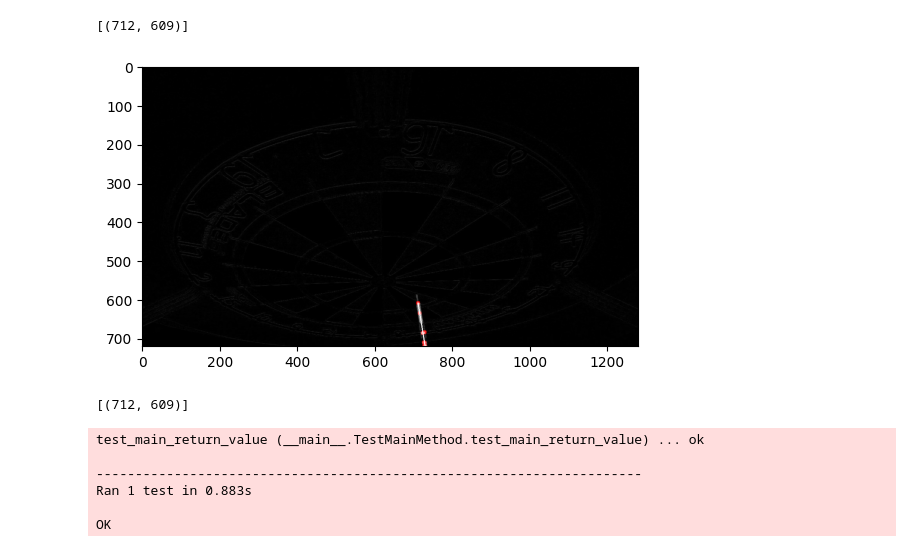
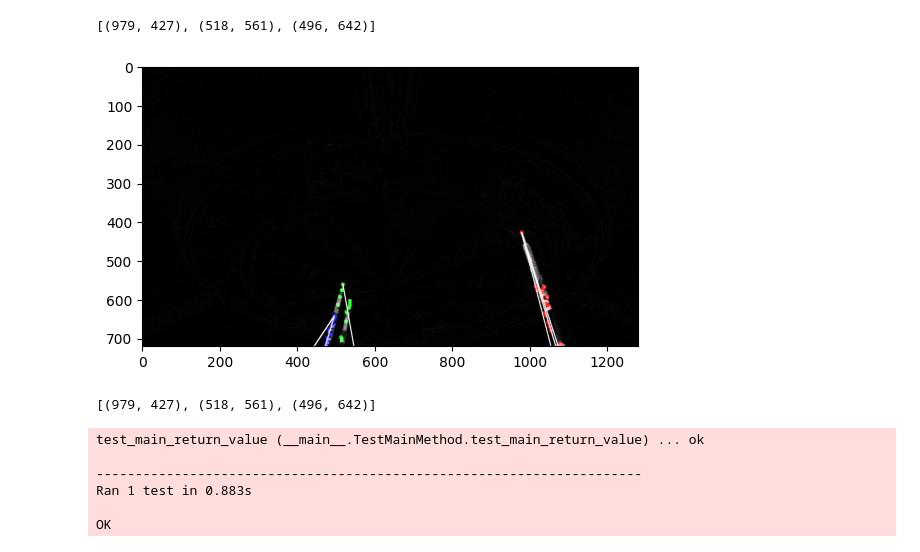
Before and after one commit to MobMonRob/automatedDartStudien, a Jupyter notebook: tracker/experiments/test.ipynb, the cells around one changed output. Drawn from its saved outputs; the diff is of its cells as text; code cells hidden in the pictures.

Commit message:
update masks for tracking results and add dilation

```diff
--- a/tracker/experiments/test.ipynb
+++ b/tracker/experiments/test.ipynb
@@ -34,24 +34,28 @@ def enhance_contrast(image, factor):
     return np.clip(contrast_image, 0, 255).astype(np.uint8)
 
 def prepareMask(emptyFrame, dartFrame):
-    brightness_factor = 0
+    brightness_factor = 10
     empty_dartboard_bright = brighten_image(emptyFrame, brightness_factor)
-    dartboard_with_darts_bright = brighten_image(dartFrame, brightness_factor)
+    dartboard_with_darts_bright = brighten_image(dartFrame, 0)
 
     contrast_factor = 1.2
     empty_dartboard_contrast = enhance_contrast(empty_dartboard_bright, contrast_factor)
-    dartboard_with_darts_contrast = enhance_contrast(dartboard_with_darts_bright, contrast_factor)
+    dartboard_with_darts_contrast = enhance_contrast(dartboard_with_darts_bright, 1.3)
 
     empty_gray = cv2.cvtColor(empty_dartboard_contrast, cv2.COLOR_BGR2GRAY)
     darts_gray = cv2.cvtColor(dartboard_with_darts_contrast, cv2.COLOR_BGR2GRAY)
 
     difference = cv2.absdiff(empty_gray, darts_gray)
+    difference = enhance_contrast(difference, 1.5)
 
     _, mask = cv2.threshold(difference, 40, 255, cv2.THRESH_BINARY)
     cv2.imwrite("premask.jpg",difference)
 
-    kernel = np.ones((4, 4), np.uint8)
+    kernel = np.ones((3, 3), np.uint8)
     mask_eroded = cv2.erode(mask, kernel, iterations=1)
+
+    mask_dilated = cv2.dilate(mask_eroded, kernel, iterations=1)
+
     #Ideas for the future:
     #add dilatation and then
     #blob detection from opencv
@@ -59,7 +63,7 @@ def prepareMask(emptyFrame, dartFrame):
     #dilate and erode again for closing the holes inside the darts themselfes
 
     #take difference from hsv images, not gray scaled
-    return mask_eroded
+    return mask_dilated
 
 def findPointsInMask(mask, min_area_threshold):
     #Find Centerpoints in Contours of Mask
@@ -277,36 +281,61 @@ emptyFrame_right = cv2.imread('./images/empty_right.jpg')
 
 dartFrame_gemein_right = cv2.imread('./images/gemein_right.jpg')
 dartFrame_gemein_left = cv2.imread('./images/gemein_left.jpg')
 dartFrame_gemein_top = cv2.imread('./images/gemein_top.jpg')
 
 #main(dartFrame_gemein_top, emptyFrame_top, True)
 #main(dartFrame_gemein_right, emptyFrame_right, True)
 #main(dartFrame_gemein_left, emptyFrame_left, True)
 
 dartFrame_gemein2_right = cv2.imread('./images/2/darts_right.jpg')
 emptyFrame_gemein2_right = cv2.imread('./images/2/empty_right.jpg')
 
 #main(dartFrame_gemein2_right, emptyFrame_gemein2_right, True)
 
 dartFrame_gemein2_left = cv2.imread('./images/2/darts_left.jpg')
 emptyFrame_gemein2_left = cv2.imread('./images/2/empty_left.jpg')
 
 #main(dartFrame_gemein2_left, emptyFrame_gemein2_left, True)
 
 dartFrame_gemein2_right = cv2.imread('./images/2/darts_top.jpg')
 emptyFrame_gemein2_right = cv2.imread('./images/2/empty_top.jpg')
 
 #main(dartFrame_gemein2_right, emptyFrame_gemein2_right, True)
 
 #New Cams
 dartFrame_New = cv2.imread('./images_new/leftDarts.jpg')
 emptyFrame_New = cv2.imread('./images_new/leftEmpty.jpg')
 
+#main(dartFrame_New, emptyFrame_New, True)
+
+dartFrame_New = cv2.imread('./images_new/rightDarts.jpg')
+emptyFrame_New = cv2.imread('./images_new/rightEmpty.jpg')
+
+#main(dartFrame_New, emptyFrame_New, True)
+
+dartFrame_New = cv2.imread('./images_new/2/leftDarts1.jpg')
+emptyFrame_New = cv2.imread('./images_new/2/leftEmpty.jpg')
+
+#main(dartFrame_New, emptyFrame_New, True)
+
+dartFrame_New = cv2.imread('./images_new/2/rightDarts1.jpg')
+emptyFrame_New = cv2.imread('./images_new/2/rightEmpty.jpg')
+
+#main(dartFrame_New, emptyFrame_New, True)
+
+dartFrame_New = cv2.imread('./images_new/2/leftDarts2.jpg')
+emptyFrame_New = cv2.imread('./images_new/2/leftEmpty.jpg')
+
+#main(dartFrame_New, emptyFrame_New, True)
+
+dartFrame_New = cv2.imread('./images_new/2/rightDarts2.jpg')
+emptyFrame_New = cv2.imread('./images_new/2/rightEmpty.jpg')
+
 main(dartFrame_New, emptyFrame_New, True)
 # %% [output]
-[(712, 609)]
+[(979, 427), (518, 561), (496, 642)]
-[figure, old version]
+[figure, new version]
-[(712, 609)]
+[(979, 427), (518, 561), (496, 642)]
 # %%
 import unittest
 
```
Also changed, not shown: 15 other files.
